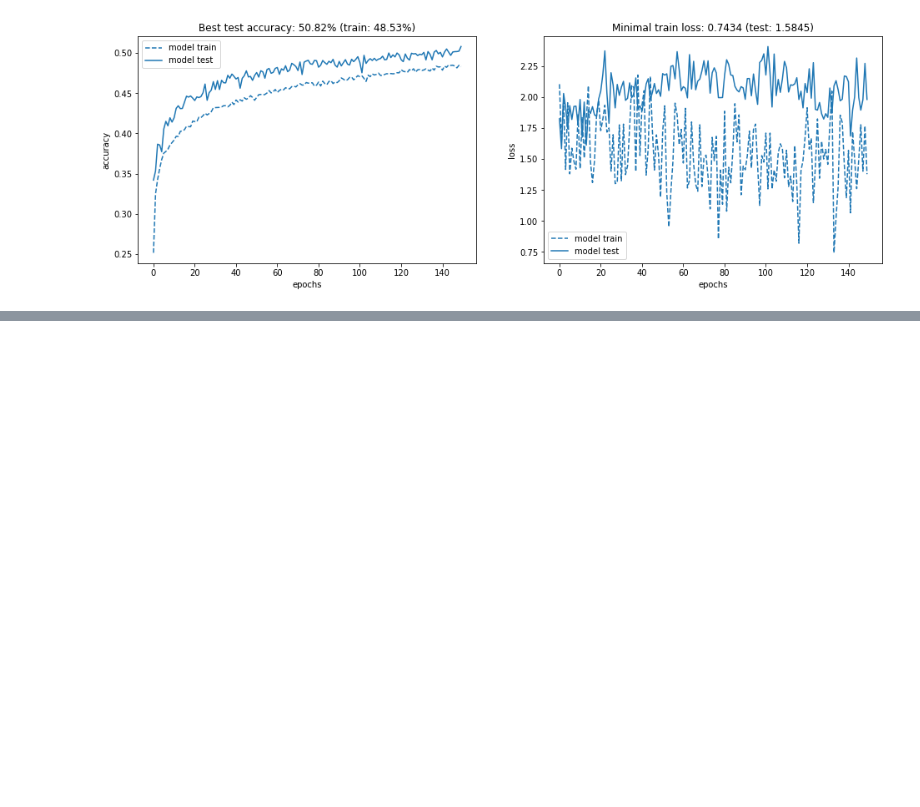
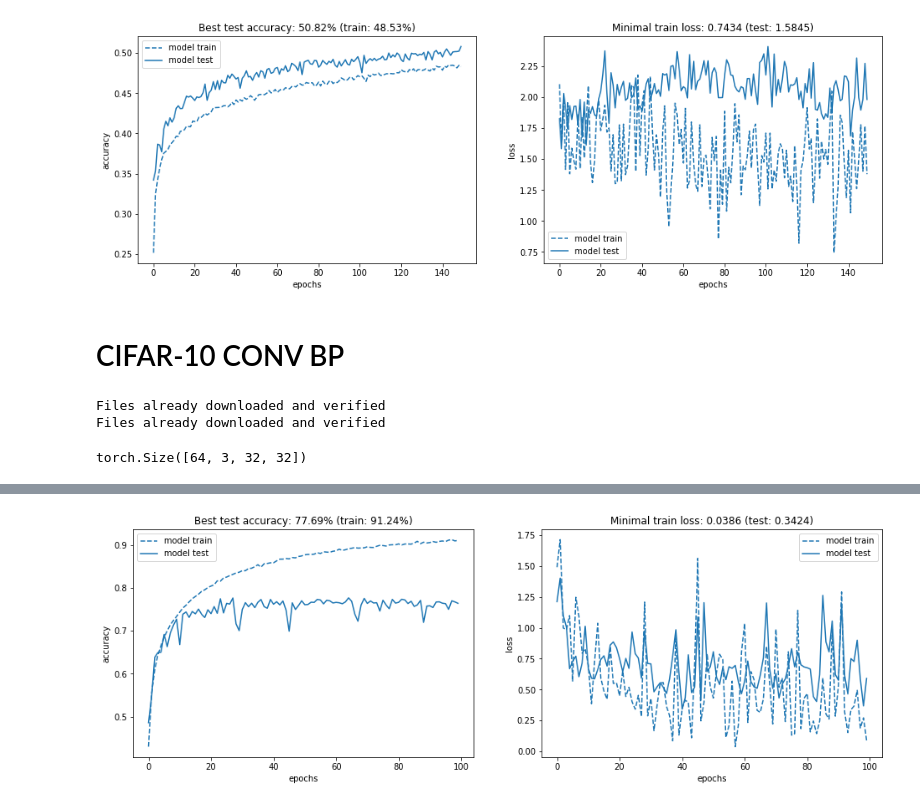
Before and after one commit to rafalk342/dfa-experiments, a Jupyter notebook: notebook.ipynb, the cells around one changed output, grey strips where cells are left out. Saved outputs shown, nothing was run; the diff lists cells and outputs as text; code cells hidden in the pictures; blank space fills up the shorter version.

```diff
--- a/ran_experiments_better.ipynb
+++ b/notebook.ipynb
@@ -820,3 +824,68 @@ Results for model 2
 [figure]
 Results for model 3
 [figure]
+# %% [markdown]
+# CIFAR-10 CONV BP
+# %%
+def load_cifar10_2d(train=True, shrinkage=None):
+    dataset = torchvision.datasets.CIFAR10(
+        root='.',
+        download=True,
+        train=train,
+        transform=Compose([ToTensor(), ])
+    )
+    if shrinkage:
+        dataset_size = len(dataset)
+        perm = torch.randperm(dataset_size)
+        idx = perm[:int(dataset_size * shrinkage)]
+        return torch.utils.data.Subset(dataset, idx)
+    return dataset
+
+train_dataset = load_cifar10_2d(train=True)
+test_dataset = load_cifar10_2d(train=False)
+
+batch_size = 64
+trainer = ModelTrainer(train_dataset, test_dataset, batch_size=batch_size)
+n_epochs = 150
+train_loader = torch.utils.data.DataLoader(train_dataset, batch_size=batch_size, shuffle=True)
+input_sample, _ = next(iter(train_loader))
+# %% [output]
+Files already downloaded and verified
+Files already downloaded and verified
+# %%
+print(input_sample.shape)
+# %% [output]
+torch.Size([64, 3, 32, 32])
+# %%
+from utils import Flatten
+torch.manual_seed(1)
+
+# 3 conv and 2 fully connected
+model = nn.Sequential(
+    nn.Dropout2d(0.1),
+    nn.Conv2d(3, 32, 5, padding=2),
+    nn.Dropout2d(0.1),
+    nn.Tanh(),
+    nn.BatchNorm2d(32),
+    nn.MaxPool2d(3, 2),
+    nn.Conv2d(32, 64, 5, padding=2),
+    nn.Dropout2d(0.1),
+    nn.Tanh(),
+    nn.BatchNorm2d(64),
+    nn.MaxPool2d(3, 2),
+    nn.Conv2d(64, 64, 5, padding=2),
+    nn.Dropout2d(0.1),
+    nn.Tanh(),
+    nn.BatchNorm2d(64),
+    nn.MaxPool2d(3, 2),
+    Flatten(),
+    nn.Linear(576, 128),
+    nn.Dropout(0.1),
+    nn.Tanh(),
+    nn.BatchNorm1d(128),
+    nn.Linear(128, 10)
+)
+optimizer = torch.optim.SGD(model.parameters(), lr=0.05)
+history = trainer.train(model, optimizer, n_epochs=100)
+show_results(model=history)
+# %% [output]
@@ -822,0 +902 @@ Results for model 3
+[figure, added]
```
Also changed, not shown: parts of 7 cells of this notebook, 3 other files.
